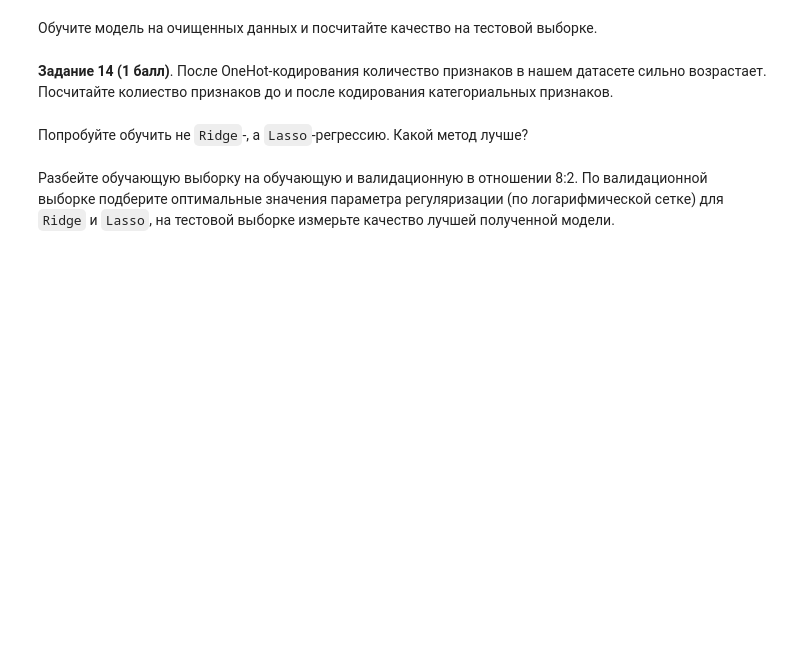
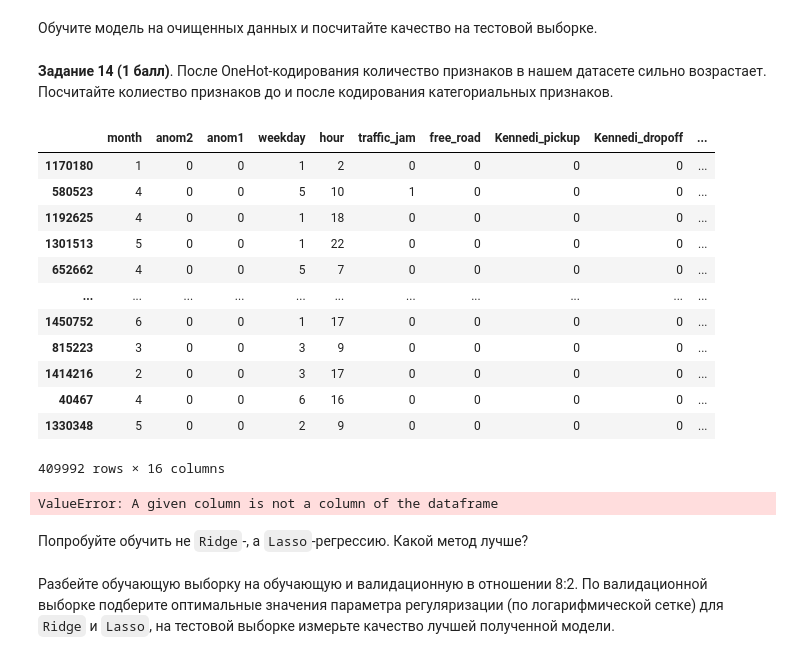
Before and after one commit to HeySlava/hse_course, a Jupyter notebook: homework2/homework2_slava.ipynb, the cells around one changed output. Cells and saved outputs as stored; diff of their text form; code cells hidden in the pictures; blank space fills up the shorter version.

```diff
--- a/homework2/homework2_slava.ipynb
+++ b/homework2/homework2_slava.ipynb
@@ -592,6 +567,8 @@ print("Test MSE = %.8f" % mse(Y_test, y_pred))
 Test MSE = 0.29820619
 # %% [markdown]
 Если признаки не дали какого-то ощутимого улучшения метрики, их можно выбросить из данных.
+# %%
+categorical = [x for x in categorical if x not in ['vendor_id', 'store_and_fwd_flag']]
 # %% [markdown]
 ## Часть 4. Улучшаем модель (3 балла)
 # %% [markdown]
@@ -613,3 +608,36 @@ Test MSE = 0.29820619
+# %%
+X_test[categorical + numeric]
+# %% [output]
+|  | month | anom2 | anom1 | weekday | hour | traffic_jam | free_road | Kennedi_pickup | Kennedi_dropoff | ... |
+| 1170180 | 1 | 0 | 0 | 1 | 2 | 0 | 0 | 0 | 0 | ... |
+| 580523 | 4 | 0 | 0 | 5 | 10 | 1 | 0 | 0 | 0 | ... |
+| 1192625 | 4 | 0 | 0 | 1 | 18 | 0 | 0 | 0 | 0 | ... |
+| 1301513 | 5 | 0 | 0 | 1 | 22 | 0 | 0 | 0 | 0 | ... |
+| 652662 | 4 | 0 | 0 | 5 | 7 | 0 | 0 | 0 | 0 | ... |
+| ... | ... | ... | ... | ... | ... | ... | ... | ... | ... | ... |
+| 1450752 | 6 | 0 | 0 | 1 | 17 | 0 | 0 | 0 | 0 | ... |
+| 815223 | 3 | 0 | 0 | 3 | 9 | 0 | 0 | 0 | 0 | ... |
+| 1414216 | 2 | 0 | 0 | 3 | 17 | 0 | 0 | 0 | 0 | ... |
+| 40467 | 4 | 0 | 0 | 6 | 16 | 0 | 0 | 0 | 0 | ... |
+| 1330348 | 5 | 0 | 0 | 2 | 9 | 0 | 0 | 0 | 0 | ... |
+409992 rows × 16 columns
+# %%
+pipeline = Pipeline(steps=[
+    ('ohe_and_scaling', column_transformer),
+    ('regression', Lasso())
+])
+
+X_train, X_test = train_test_split(train, test_size=0.3, random_state=42)
+
+Y_test = X_test['log_trip_duration']
+X_test = X_test.drop('log_trip_duration', axis=1)
+
+model = pipeline.fit(X_train[categorical + numeric], X_train['log_trip_duration'])
+y_pred = model.predict(X_test[categorical + numeric])
+
+print("Test MSE = %.8f" % mse(Y_test, y_pred))
+# %% [output]
+ValueError: A given column is not a column of the dataframe
 # %% [markdown]
 Попробуйте обучить не `Ridge`-, а `Lasso`-регрессию. Какой метод лучше?
 # %%
```
Also changed, not shown: parts of 11 cells of this notebook, 2 other files.
